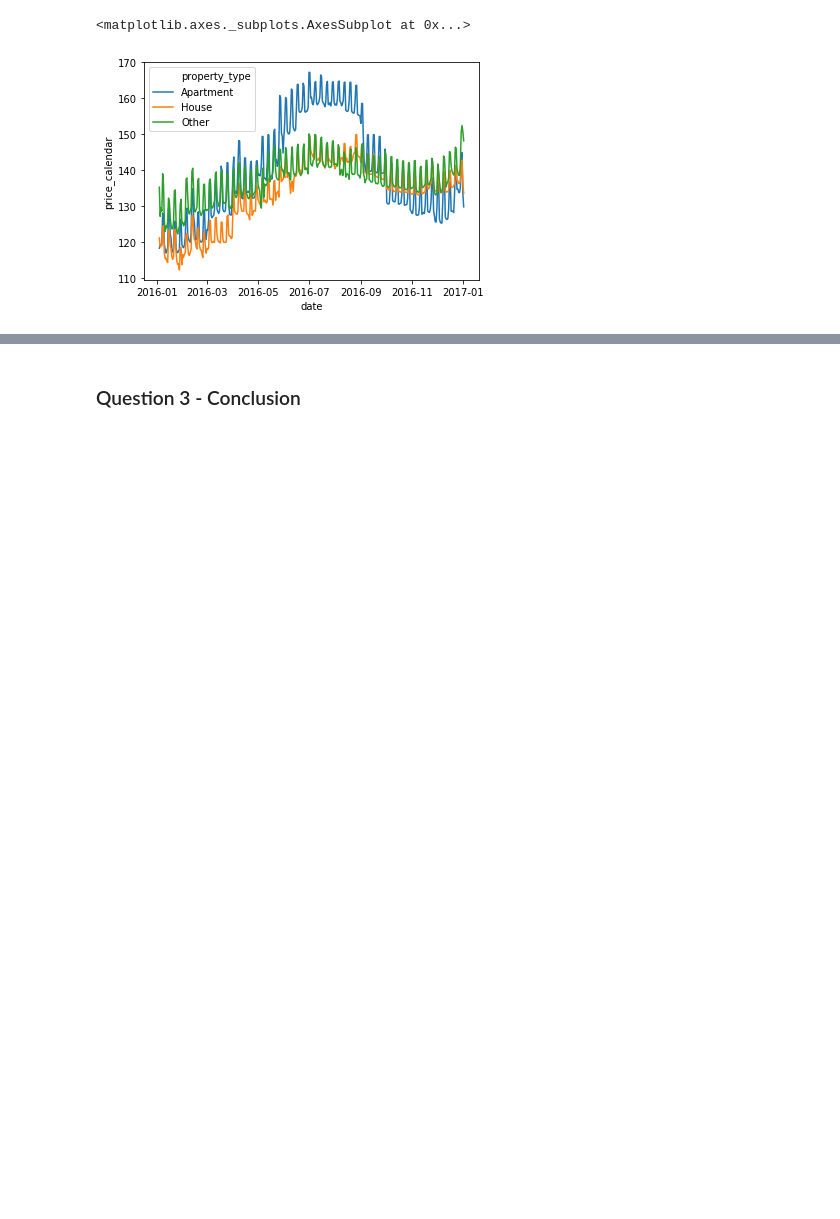
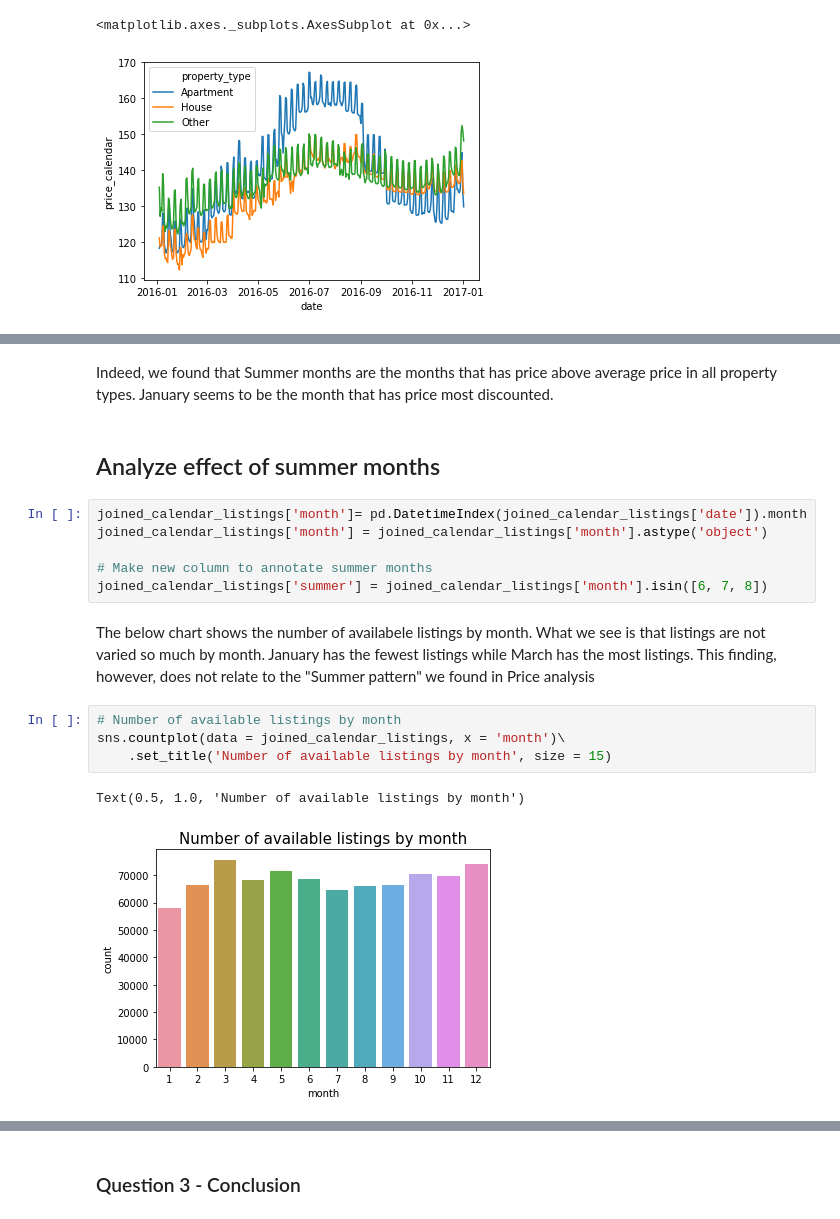
Before and after one commit to hakhuong/Seattle-Airbnb, a Jupyter notebook: Project 1 - Airbnb - EDA and Modeling (Part 2).ipynb, the cells around one changed output, grey strips where cells are left out. Drawn from its saved outputs; the diff is of its cells as text; blank space fills up the shorter version.

```diff
--- a/Project 1 - Airbnb - EDA.ipynb
+++ b/Project 1 - Airbnb - EDA and Modeling (Part 2).ipynb
@@ -747,0 +700,19 @@ reviews.shape
+# %% [markdown]
+Indeed, we found that Summer months are the months that has price above average price in all property types. January seems to be the month that has price most discounted.
+# %% [markdown]
+## Analyze effect of summer months
+# %%
+joined_calendar_listings['month']= pd.DatetimeIndex(joined_calendar_listings['date']).month
+joined_calendar_listings['month'] = joined_calendar_listings['month'].astype('object')
+
+# Make new column to annotate summer months
+joined_calendar_listings['summer'] = joined_calendar_listings['month'].isin([6, 7, 8])
+# %% [markdown]
+The below chart shows the number of availabele listings by month. What we see is that listings are not varied so much by month. January has the fewest listings while March has the most listings. This finding, however, does not relate to the "Summer pattern" we found in Price analysis
+# %%
+# Number of available listings by month
+sns.countplot(data = joined_calendar_listings, x = 'month')\
+    .set_title('Number of available listings by month', size = 15)
+# %% [output]
+Text(0.5, 1.0, 'Number of available listings by month')
+[figure, added]
```
Also changed, not shown: parts of 43 cells of this notebook, 1 other file.
